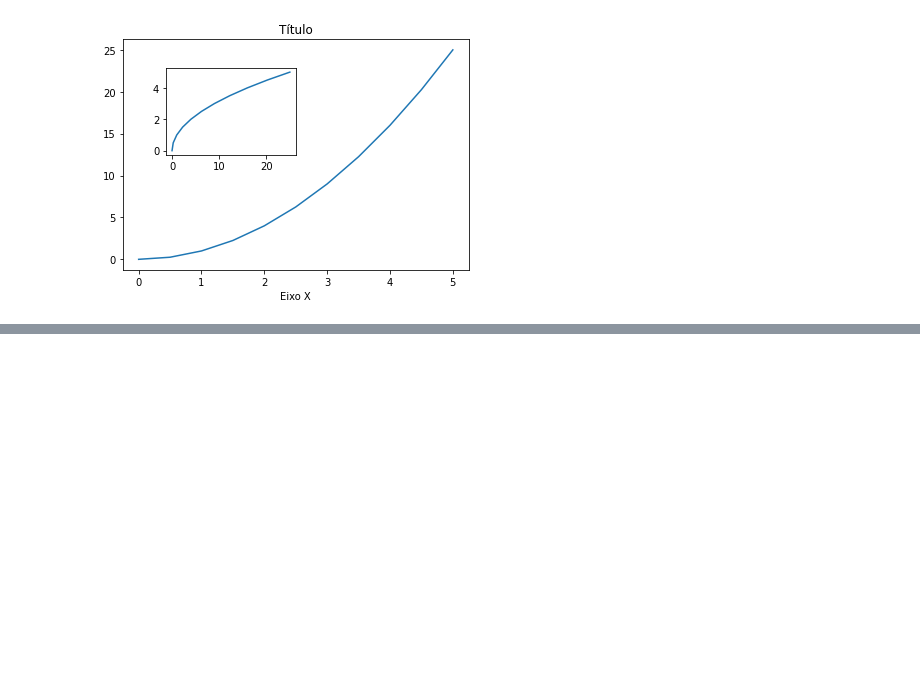
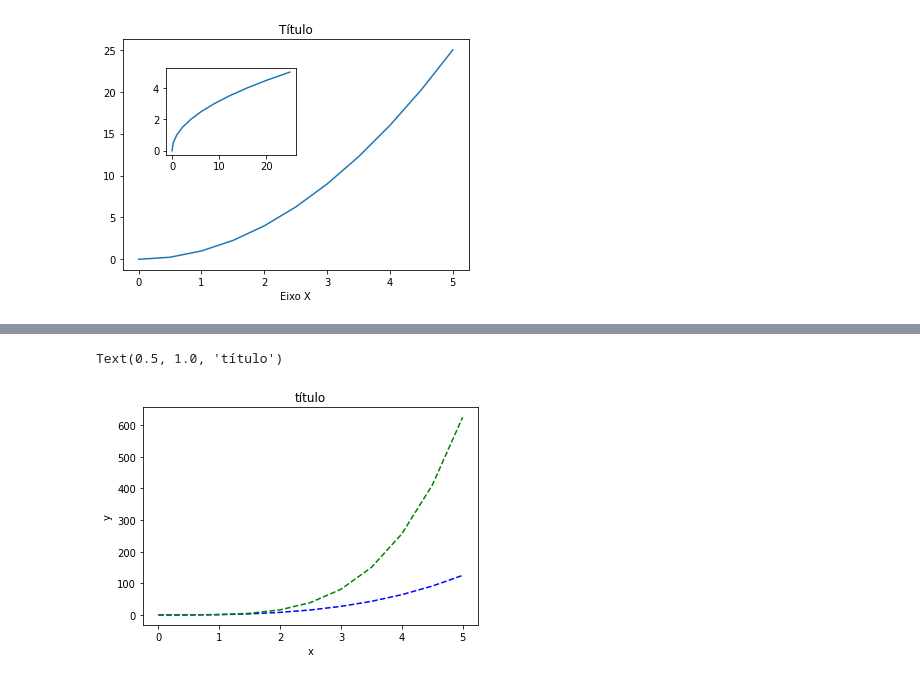
Before and after one commit to liviasilvasantos/curso-python-data-science-machine-learning, a Jupyter notebook: Secao7-VisualizacaoDados/matplotlib_1.ipynb, the cells around one changed output, grey strips where cells are left out. Drawn from its saved outputs; the diff is of its cells as text; code cells hidden in the pictures; blank space fills up the shorter version.

```diff
--- a/Secao7-VisualizacaoDados/matplotlib_1.ipynb
+++ b/Secao7-VisualizacaoDados/matplotlib_1.ipynb
@@ -61,0 +78,11 @@ axes2.plot(y, x)
+# %%
+#cria múltiplos eixos na mesma imagem
+fig, ax = plt.subplots()
+ax.plot(x,x**3, 'b--')
+ax.plot(x,x**4, 'g--')
+ax.set_xlabel('x')
+ax.set_ylabel('y')
+ax.set_title('título')
+# %% [output]
+Text(0.5, 1.0, 'título')
+[figure, added]
```
Also changed, not shown: parts of 9 cells of this notebook, 1 other file.
